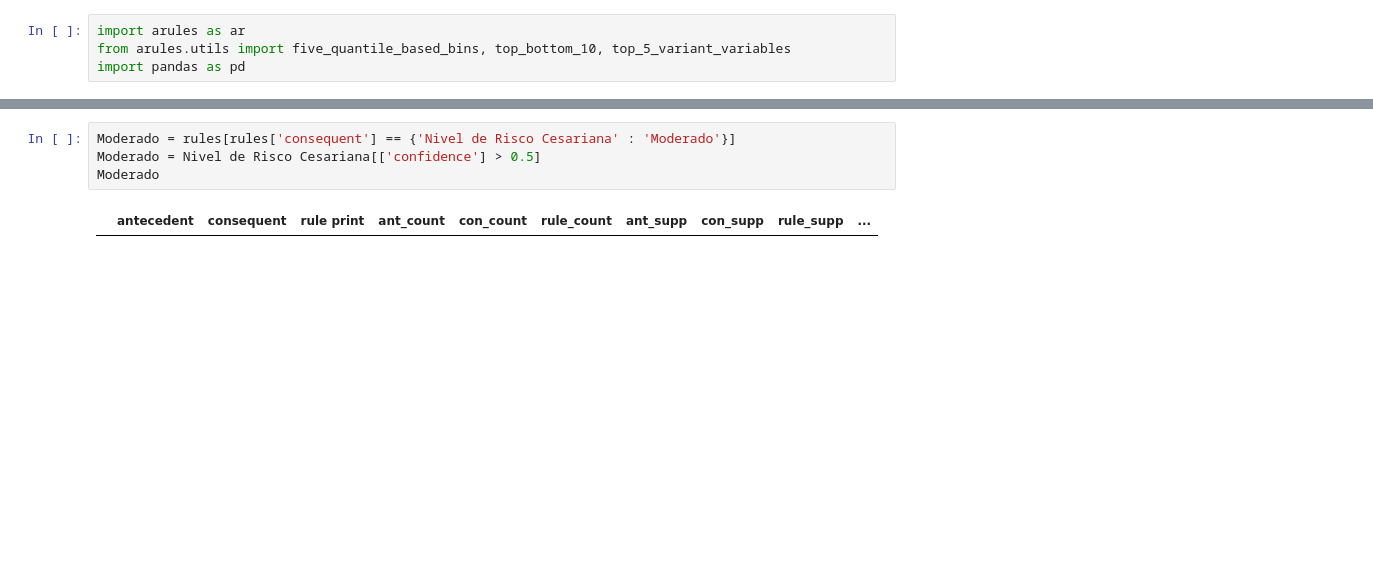
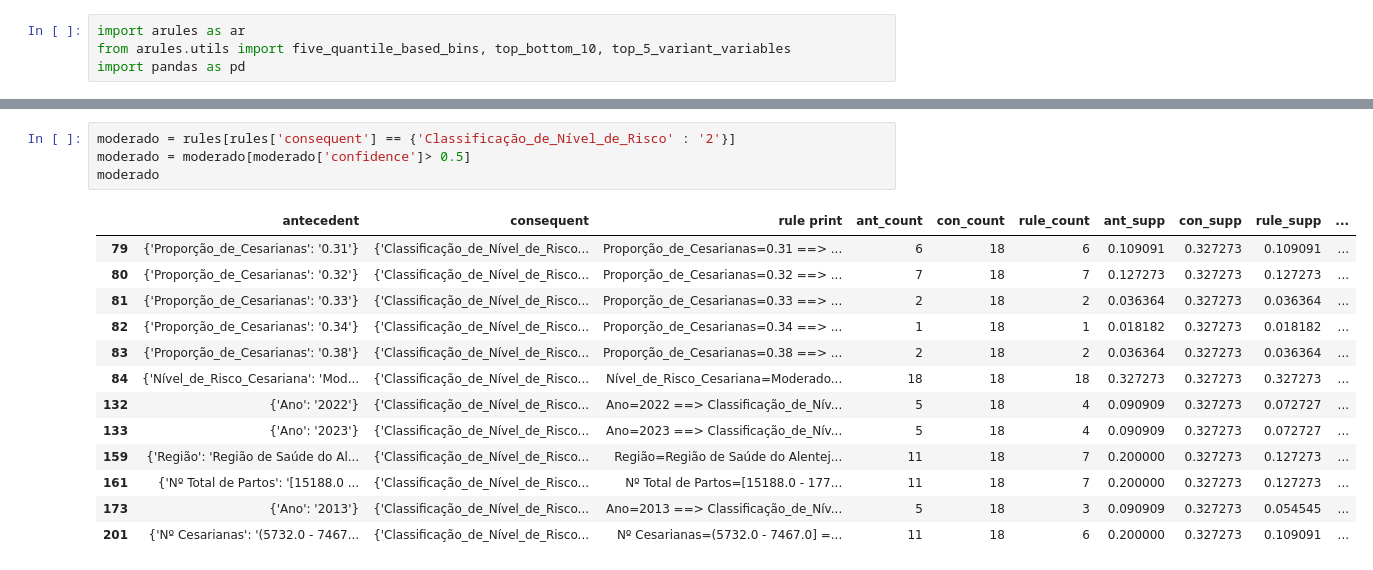
Before and after one commit to altonFreitas/projetoMTAD-partos-e-cesarianas, a Jupyter notebook: Arules.ipynb, the cells around one changed output, grey strips where cells are left out. Cells and saved outputs as stored; diff of their text form; blank space fills up the shorter version.

```diff
--- a/Arules.ipynb
+++ b/Arules.ipynb
@@ -72,6 +107,18 @@ ar.present_rules_per_consequent(rules, consequent={'Nivel de Risco Cesariana' :
-# %%
-Moderado = rules[rules['consequent'] == {'Nivel de Risco Cesariana' : 'Moderado'}]
-Moderado = Nivel de Risco Cesariana[['confidence'] > 0.5]
-Moderado
-# %% [output]
-|  | antecedent | consequent | rule print | ant_count | con_count | rule_count | ant_supp | con_supp | rule_supp | ... |
+# %%
+moderado = rules[rules['consequent'] == {'Classificação_de_Nível_de_Risco' : '2'}]
+moderado = moderado[moderado['confidence']> 0.5]
+moderado
+# %% [output]
+|  | antecedent | consequent | rule print | ant_count | con_count | rule_count | ant_supp | con_supp | rule_supp | ... |
+| 79 | {'Proporção_de_Cesarianas': '0.31'} | {'Classificação_de_Nível_de_Risco... | Proporção_de_Cesarianas=0.31 ==> ... | 6 | 18 | 6 | 0.109091 | 0.327273 | 0.109091 | ... |
+| 80 | {'Proporção_de_Cesarianas': '0.32'} | {'Classificação_de_Nível_de_Risco... | Proporção_de_Cesarianas=0.32 ==> ... | 7 | 18 | 7 | 0.127273 | 0.327273 | 0.127273 | ... |
+| 81 | {'Proporção_de_Cesarianas': '0.33'} | {'Classificação_de_Nível_de_Risco... | Proporção_de_Cesarianas=0.33 ==> ... | 2 | 18 | 2 | 0.036364 | 0.327273 | 0.036364 | ... |
+| 82 | {'Proporção_de_Cesarianas': '0.34'} | {'Classificação_de_Nível_de_Risco... | Proporção_de_Cesarianas=0.34 ==> ... | 1 | 18 | 1 | 0.018182 | 0.327273 | 0.018182 | ... |
+| 83 | {'Proporção_de_Cesarianas': '0.38'} | {'Classificação_de_Nível_de_Risco... | Proporção_de_Cesarianas=0.38 ==> ... | 2 | 18 | 2 | 0.036364 | 0.327273 | 0.036364 | ... |
+| 84 | {'Nível_de_Risco_Cesariana': 'Mod... | {'Classificação_de_Nível_de_Risco... | Nível_de_Risco_Cesariana=Moderado... | 18 | 18 | 18 | 0.327273 | 0.327273 | 0.327273 | ... |
+| 132 | {'Ano': '2022'} | {'Classificação_de_Nível_de_Risco... | Ano=2022 ==> Classificação_de_Nív... | 5 | 18 | 4 | 0.090909 | 0.327273 | 0.072727 | ... |
+| 133 | {'Ano': '2023'} | {'Classificação_de_Nível_de_Risco... | Ano=2023 ==> Classificação_de_Nív... | 5 | 18 | 4 | 0.090909 | 0.327273 | 0.072727 | ... |
+| 159 | {'Região': 'Região de Saúde do Al... | {'Classificação_de_Nível_de_Risco... | Região=Região de Saúde do Alentej... | 11 | 18 | 7 | 0.200000 | 0.327273 | 0.127273 | ... |
+| 161 | {'Nº Total de Partos': '[15188.0 ... | {'Classificação_de_Nível_de_Risco... | Nº Total de Partos=[15188.0 - 177... | 11 | 18 | 7 | 0.200000 | 0.327273 | 0.127273 | ... |
+| 173 | {'Ano': '2013'} | {'Classificação_de_Nível_de_Risco... | Ano=2013 ==> Classificação_de_Nív... | 5 | 18 | 3 | 0.090909 | 0.327273 | 0.054545 | ... |
+| 201 | {'Nº Cesarianas': '(5732.0 - 7467... | {'Classificação_de_Nível_de_Risco... | Nº Cesarianas=(5732.0 - 7467.0] =... | 11 | 18 | 6 | 0.200000 | 0.327273 | 0.109091 | ... |
```
Also changed, not shown: parts of 6 cells of this notebook.
